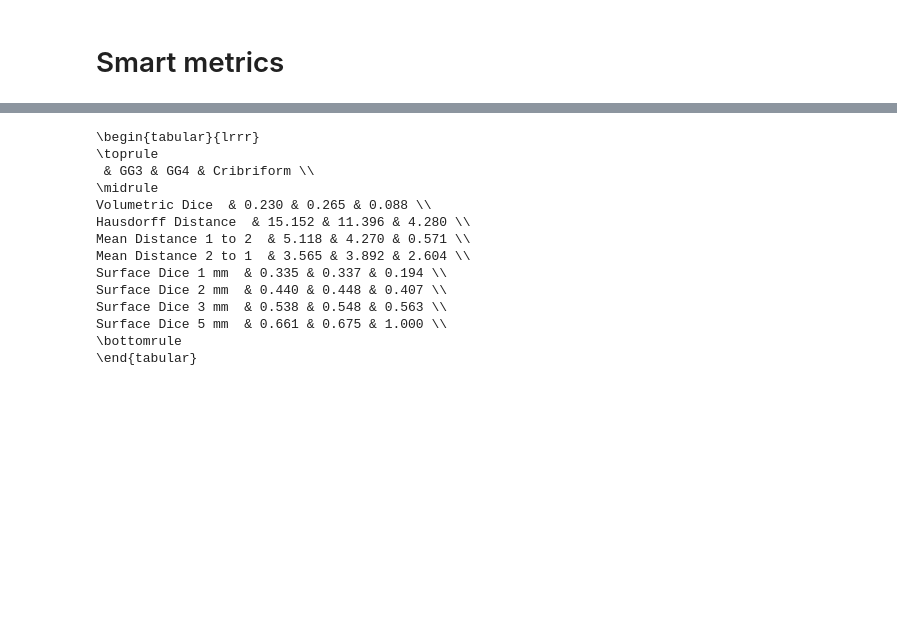
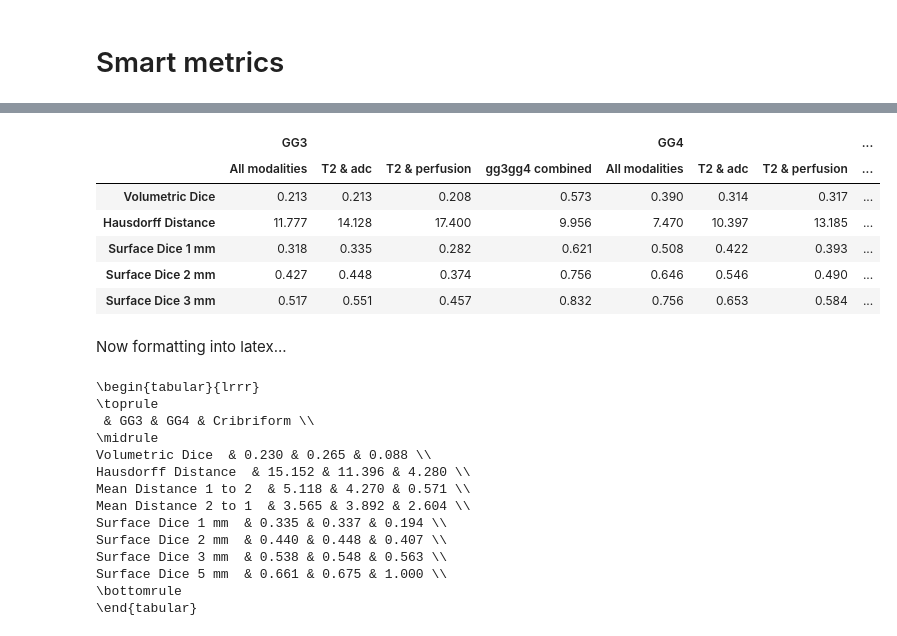
Before and after one commit to Looqes/pca_thesis_project, a Jupyter notebook: notebooks/smart_metrics.ipynb, the cells around one changed output, grey strips where cells are left out. Saved outputs shown, nothing was run; the diff lists cells and outputs as text; code cells hidden in the pictures; blank space fills up the shorter version.

```diff
--- a/notebooks/smart_metrics.ipynb
+++ b/notebooks/smart_metrics.ipynb
@@ -251,3 +277,45 @@ print(t2_adc_mean_metrics["GG4"][0])
+# %%
+def combine_model_dataframes(name_df_pairs):
+    region_names = ["GG3", "GG4", "Cribriform"]
+    model_names = [name for name, _ in name_df_pairs]
+
+    region_frames = {}
+
+    for region_name in region_names:
+        region_frames[region_name] = pd.DataFrame(
+            [df[1][region_name] for df in name_df_pairs]
+        ).T
+
+    # for region in region_frames:
+    #     display(region_frames[region])
+
+
+    for region_name in region_names:
+        region_frame = region_frames[region_name]
+        multi_index = pd.MultiIndex.from_tuples([(region_name, model_name) for model_name in model_names])
+        region_frame.columns = multi_index
+        # display(region_frame)
+
+    return pd.concat([df for df in [region_frames[region] for region in region_frames]], axis = 1)
+# %%
+combined_mean_metrics_df = combine_model_dataframes([
+    ("All modalities", all_modalities_mean_metrics),
+    ("T2 & adc", t2_adc_mean_metrics),
+    ("T2 & perfusion", t2_perfusion_mean_metrics),
+    ("gg3gg4 combined", gg3gg4combined_mean_metrics)
+])
+
+combined_mean_metrics_df
+# %% [output]
+|  | GG3 |  |  |  | GG4 |  |  | ... |
+|  | All modalities | T2 & adc | T2 & perfusion | gg3gg4 combined | All modalities | T2 & adc | T2 & perfusion | ... |
+| Volumetric Dice | 0.213 | 0.213 | 0.208 | 0.573 | 0.390 | 0.314 | 0.317 | ... |
+| Hausdorff Distance | 11.777 | 14.128 | 17.400 | 9.956 | 7.470 | 10.397 | 13.185 | ... |
+| Surface Dice 1 mm | 0.318 | 0.335 | 0.282 | 0.621 | 0.508 | 0.422 | 0.393 | ... |
+| Surface Dice 2 mm | 0.427 | 0.448 | 0.374 | 0.756 | 0.646 | 0.546 | 0.490 | ... |
+| Surface Dice 3 mm | 0.517 | 0.551 | 0.457 | 0.832 | 0.756 | 0.653 | 0.584 | ... |
+# %% [markdown]
+Now formatting into latex...
 # %%
 print(all_modalities_mean_metrics.to_latex(float_format='%.3f'))
 # %% [output]
```
Also changed, not shown: parts of 41 cells of this notebook.
